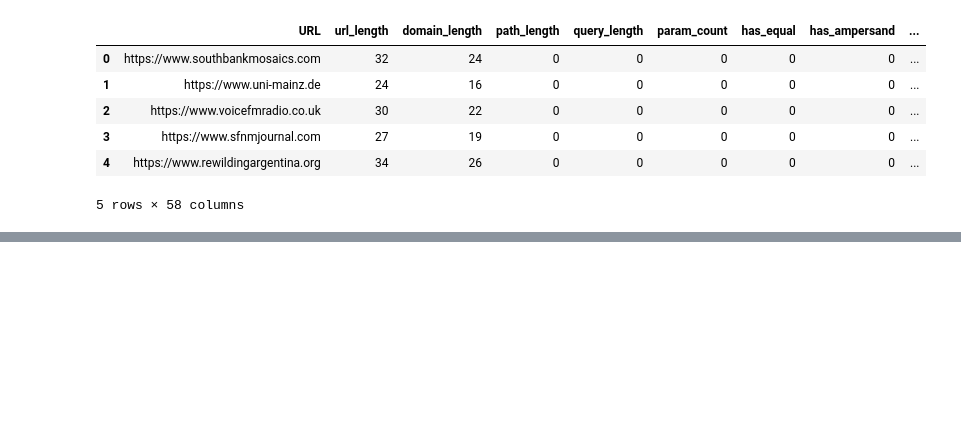
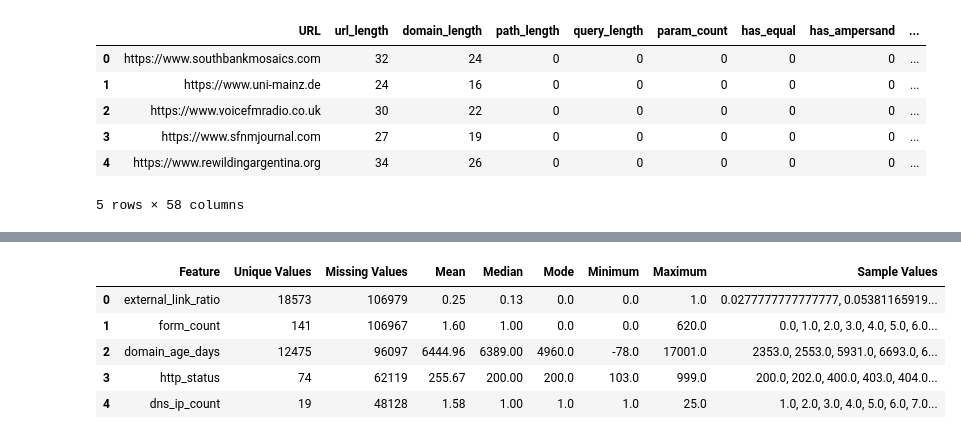
Before and after one commit to ajay-nagpal/Phishing-URL-detector, a Jupyter notebook: phishing_url_detector.ipynb, the cells around one changed output, grey strips where cells are left out. Cells and saved outputs as stored; diff of their text form; code cells hidden in the pictures; blank space fills up the shorter version.

Commit message:
feature selection done

```diff
--- a/phishing_url_detector.ipynb
+++ b/phishing_url_detector.ipynb
@@ -1788,0 +802,11 @@ display(
+# %%
+# Identify all features stored as string data types.
+
+string_features = (
+    df.select_dtypes(include=["object", "string"])
+    .columns
+    .tolist()
+)
+
+print("String-Based Features:")
+print(string_features)
@@ -1788,0 +1023,7 @@ display(
+# %%
+# Display the unique values for each categorical feature.
+
+for feature in categorical_features:
+    print(f"\n{feature}")
+    print("-" * len(feature))
+    print(sorted(df[feature].dropna().unique()))
@@ -1788,0 +1235,41 @@ display(
+# %%
+# Analyse the characteristics of
+# features containing missing values.
+
+analysis = []
+
+for feature in missing_value_features:
+
+    non_missing = df[feature].dropna()
+
+    analysis.append({
+        "Feature": feature,
+        "Unique Values": non_missing.nunique(),
+        "Missing Values": non_missing.isna().sum() if False else df[feature].isna().sum(),
+        "Mean": round(non_missing.mean(), 2),
+        "Median": round(non_missing.median(), 2),
+        "Mode": non_missing.mode().iloc[0],
+        "Minimum": non_missing.min(),
+        "Maximum": non_missing.max(),
+        "Sample Values": ", ".join(
+            map(str, sorted(non_missing.unique()[:10]))
+        )
+    })
+
+analysis = (
+    pd.DataFrame(analysis)
+    .sort_values(
+        by="Missing Values",
+        ascending=False
+    )
+    .reset_index(drop=True)
+)
+
+display(analysis)
+# %% [output]
+|  | Feature | Unique Values | Missing Values | Mean | Median | Mode | Minimum | Maximum | Sample Values |
+| 0 | external_link_ratio | 18573 | 106979 | 0.25 | 0.13 | 0.0 | 0.0 | 1.0 | 0.0277777777777777, 0.05381165919... |
+| 1 | form_count | 141 | 106967 | 1.60 | 1.00 | 0.0 | 0.0 | 620.0 | 0.0, 1.0, 2.0, 3.0, 4.0, 5.0, 6.0... |
+| 2 | domain_age_days | 12475 | 96097 | 6444.96 | 6389.00 | 4960.0 | -78.0 | 17001.0 | 2353.0, 2553.0, 5931.0, 6693.0, 6... |
+| 3 | http_status | 74 | 62119 | 255.67 | 200.00 | 200.0 | 103.0 | 999.0 | 200.0, 202.0, 400.0, 403.0, 404.0... |
+| 4 | dns_ip_count | 19 | 48128 | 1.58 | 1.00 | 1.0 | 1.0 | 25.0 | 1.0, 2.0, 3.0, 4.0, 5.0, 6.0, 7.0... |
```
Also changed, not shown: parts of 128 cells of this notebook.
